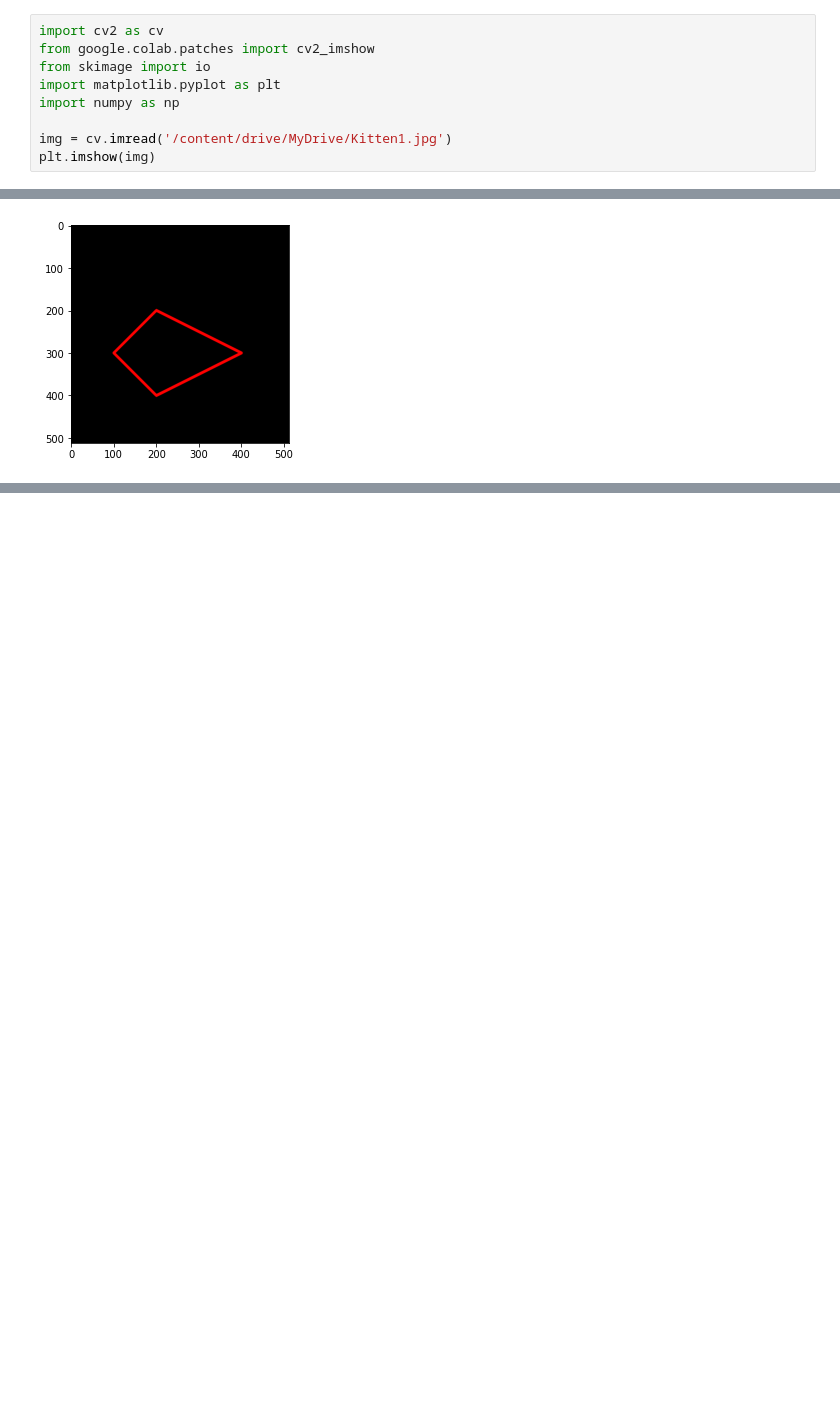
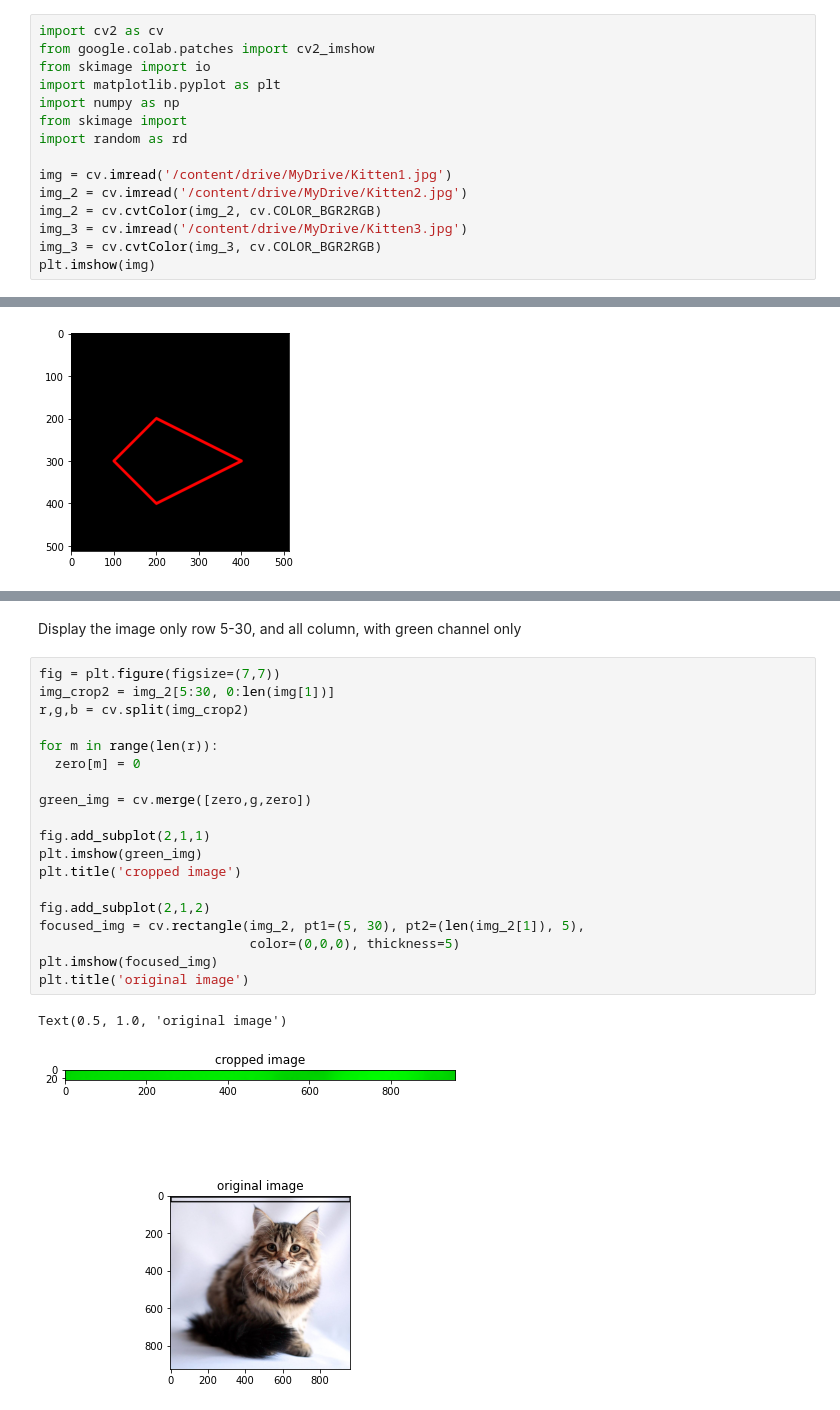
Before and after one commit to ezio341/Image-Processing, a Jupyter notebook: Week2.ipynb, the cells around one changed output, grey strips where cells are left out. Saved outputs shown, nothing was run; the diff lists cells and outputs as text; blank space fills up the shorter version.

```diff
--- a/Week2.ipynb
+++ b/Week2.ipynb
@@ -6,8 +6,14 @@ from google.colab.patches import cv2_imshow
 from skimage import io
 import matplotlib.pyplot as plt
 import numpy as np
+from skimage import
+import random as rd
 
 img = cv.imread('/content/drive/MyDrive/Kitten1.jpg')
+img_2 = cv.imread('/content/drive/MyDrive/Kitten2.jpg')
+img_2 = cv.cvtColor(img_2, cv.COLOR_BGR2RGB)
+img_3 = cv.imread('/content/drive/MyDrive/Kitten3.jpg')
+img_3 = cv.cvtColor(img_3, cv.COLOR_BGR2RGB)
 plt.imshow(img)
 # %% [output]
 <matplotlib.image.AxesImage at 0x...>
@@ -165,0 +215,24 @@ plt.imshow(black_img2)
+# %% [markdown]
+Display the image only row 5-30, and all column, with green channel only
+# %%
+fig = plt.figure(figsize=(7,7))
+img_crop2 = img_2[5:30, 0:len(img[1])]
+r,g,b = cv.split(img_crop2)
+
+for m in range(len(r)):
+  zero[m] = 0
+
+green_img = cv.merge([zero,g,zero])
+
+fig.add_subplot(2,1,1)
+plt.imshow(green_img)
+plt.title('cropped image')
+
+fig.add_subplot(2,1,2)
+focused_img = cv.rectangle(img_2, pt1=(5, 30), pt2=(len(img_2[1]), 5),
+                           color=(0,0,0), thickness=5)
+plt.imshow(focused_img)
+plt.title('original image')
+# %% [output]
+Text(0.5, 1.0, 'original image')
+[figure, added]
```
Also changed, not shown: parts of 16 cells of this notebook.
